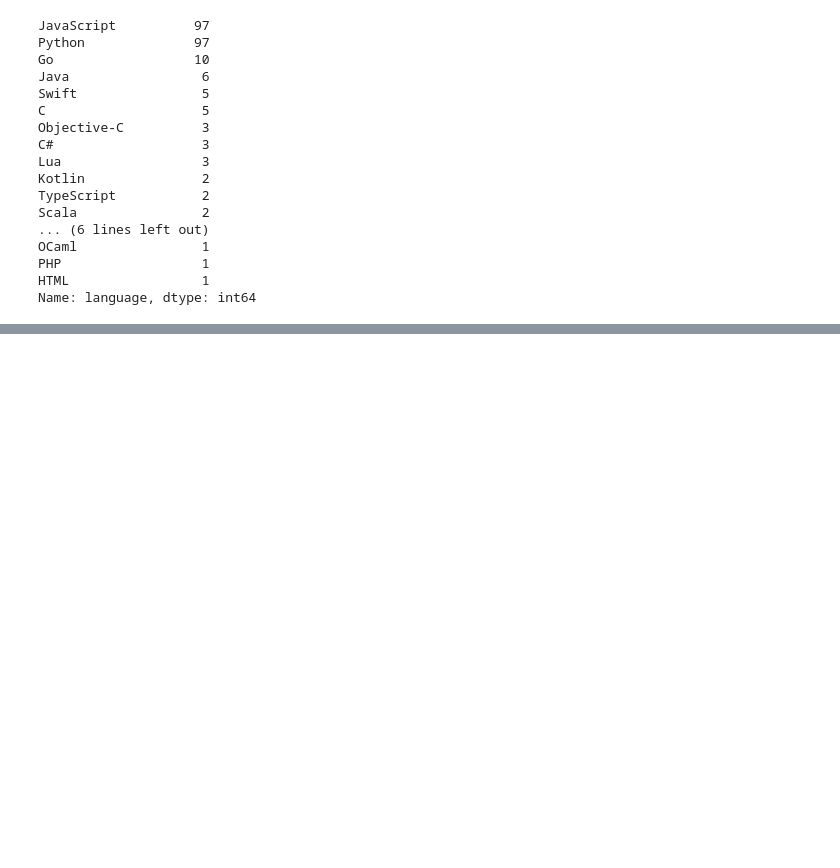
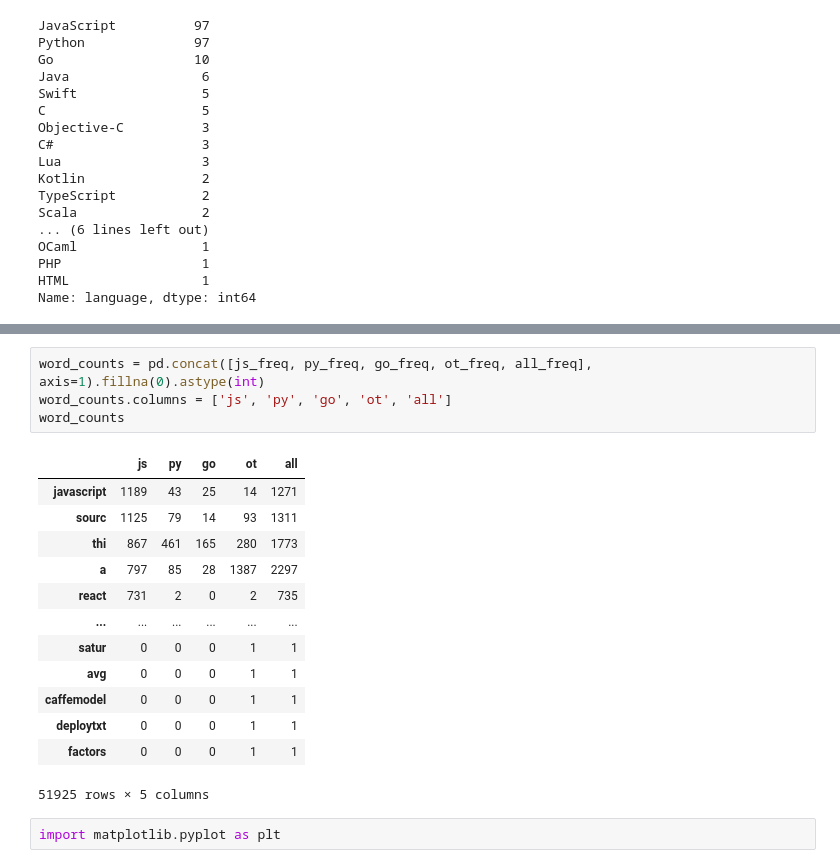
Before and after one commit to github-readme-nlp-project/github-readme-nlp-project, a Jupyter notebook: morgan_working_report.ipynb, the cells around one changed output, grey strips where cells are left out. Drawn from its saved outputs; the diff is of its cells as text; blank space fills up the shorter version.

```diff
--- a/morgan_working_report.ipynb
+++ b/morgan_working_report.ipynb
@@ -145,0 +313,20 @@ Name: language, dtype: int64
+# %%
+word_counts = pd.concat([js_freq, py_freq, go_freq, ot_freq, all_freq], axis=1).fillna(0).astype(int)
+word_counts.columns = ['js', 'py', 'go', 'ot', 'all']
+word_counts
+# %% [output]
+|  | js | py | go | ot | all |
+| javascript | 1189 | 43 | 25 | 14 | 1271 |
+| sourc | 1125 | 79 | 14 | 93 | 1311 |
+| thi | 867 | 461 | 165 | 280 | 1773 |
+| a | 797 | 85 | 28 | 1387 | 2297 |
+| react | 731 | 2 | 0 | 2 | 735 |
+| ... | ... | ... | ... | ... | ... |
+| satur | 0 | 0 | 0 | 1 | 1 |
+| avg | 0 | 0 | 0 | 1 | 1 |
+| caffemodel | 0 | 0 | 0 | 1 | 1 |
+| deploytxt | 0 | 0 | 0 | 1 | 1 |
+| factors | 0 | 0 | 0 | 1 | 1 |
+51925 rows × 5 columns
+# %%
+import matplotlib.pyplot as plt
```
Also changed, not shown: parts of 29 cells of this notebook.
